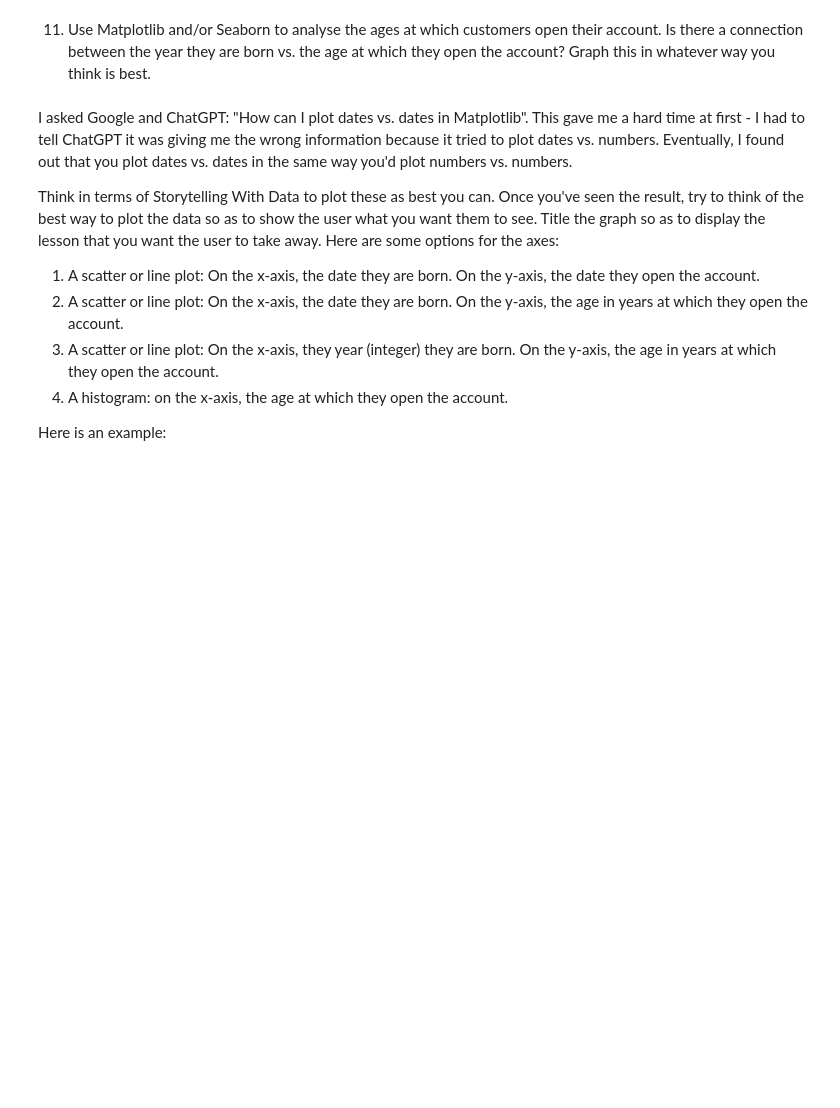
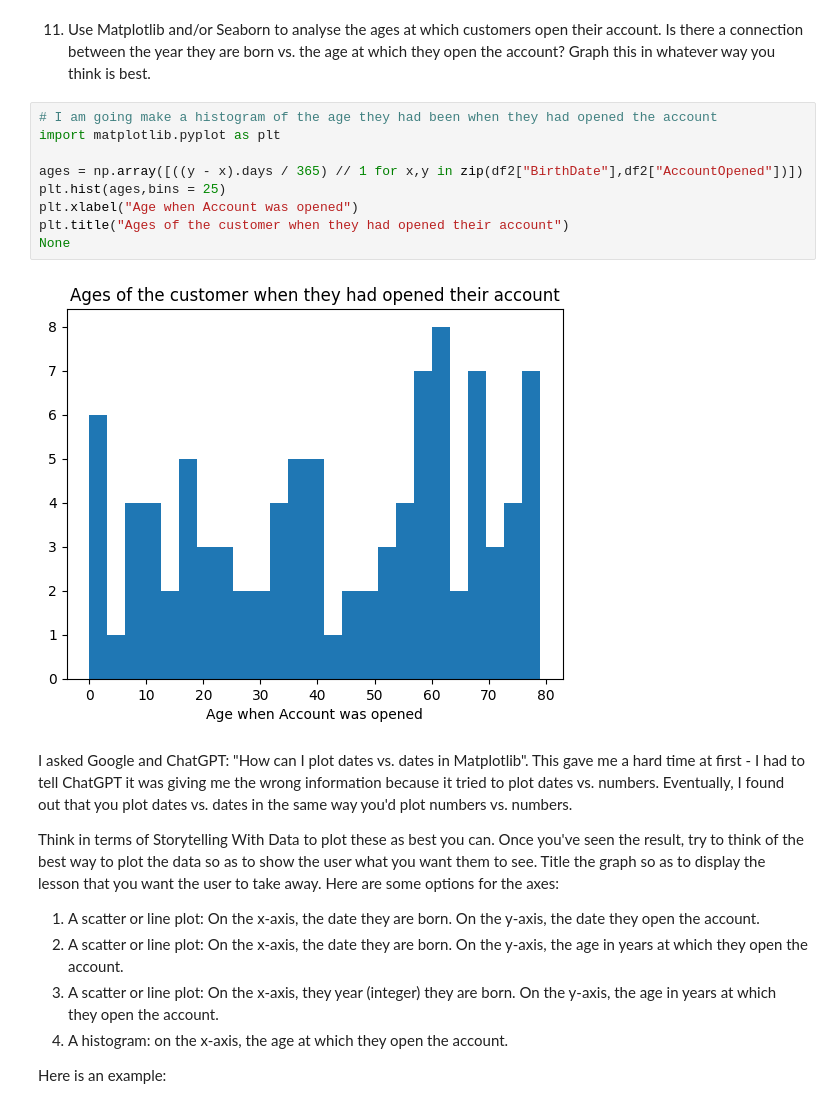
Before and after one commit to joe-bene/AiForLeaders, a Jupyter notebook: Week1.ipynb, the cells around one changed output. Drawn from its saved outputs; the diff is of its cells as text; blank space fills up the shorter version.

```diff
--- a/Week1.ipynb
+++ b/Week1.ipynb
@@ -462,6 +486,17 @@ If you check, I think you'll find that all dates are more recent than 120 years
 Along those same lines, are there any birth dates that are too recent?  Do we think that any two year olds will have opened bank accounts?  How common do you think this is in real life?  How common is it in our data set?  Can you detect the two year olds opening bank accounts using just one column, or do you need two columns?
 # %% [markdown]
 11. Use Matplotlib and/or Seaborn to analyse the ages at which customers open their account.  Is there a connection between the year they are born vs. the age at which they open the account?  Graph this in whatever way you think is best.
+# %%
+# I am going make a histogram of the age they had been when they had opened the account
+import matplotlib.pyplot as plt
+
+ages = np.array([((y - x).days / 365) // 1 for x,y in zip(df2["BirthDate"],df2["AccountOpened"])])
+plt.hist(ages,bins = 25)
+plt.xlabel("Age when Account was opened")
+plt.title("Ages of the customer when they had opened their account")
+None
+# %% [output]
+[figure, added]
 # %% [markdown]
 I asked Google and ChatGPT: "How can I plot dates vs. dates in Matplotlib".  This gave me a hard time at first - I had to tell ChatGPT it was giving me the wrong information because it tried to plot dates vs. numbers.  Eventually, I found out that you plot dates vs. dates in the same way you'd plot numbers vs. numbers.
 
```
Also changed, not shown: parts of 7 cells of this notebook.
